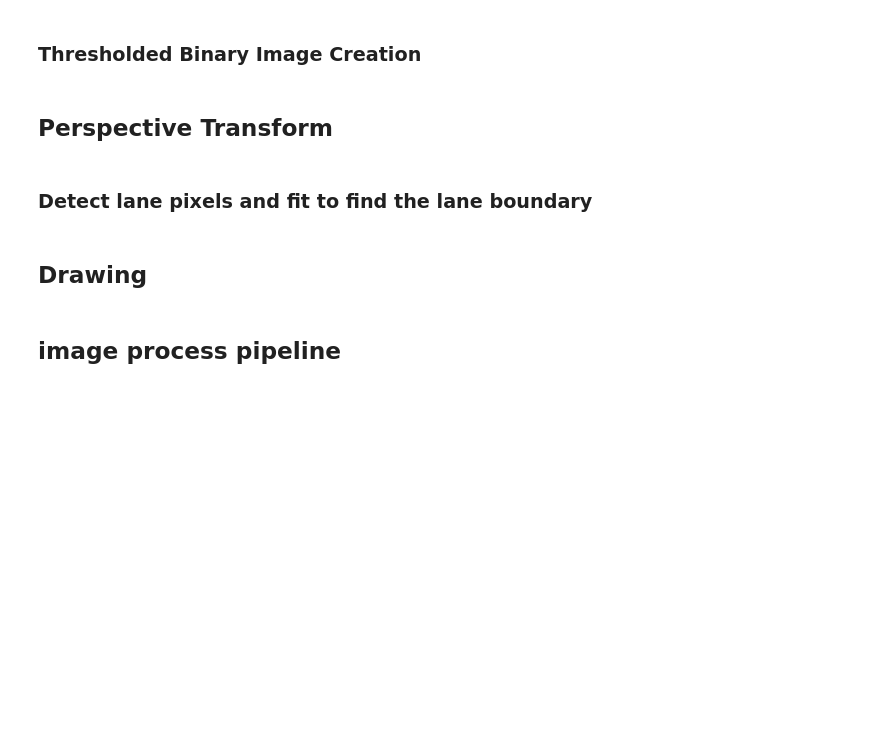
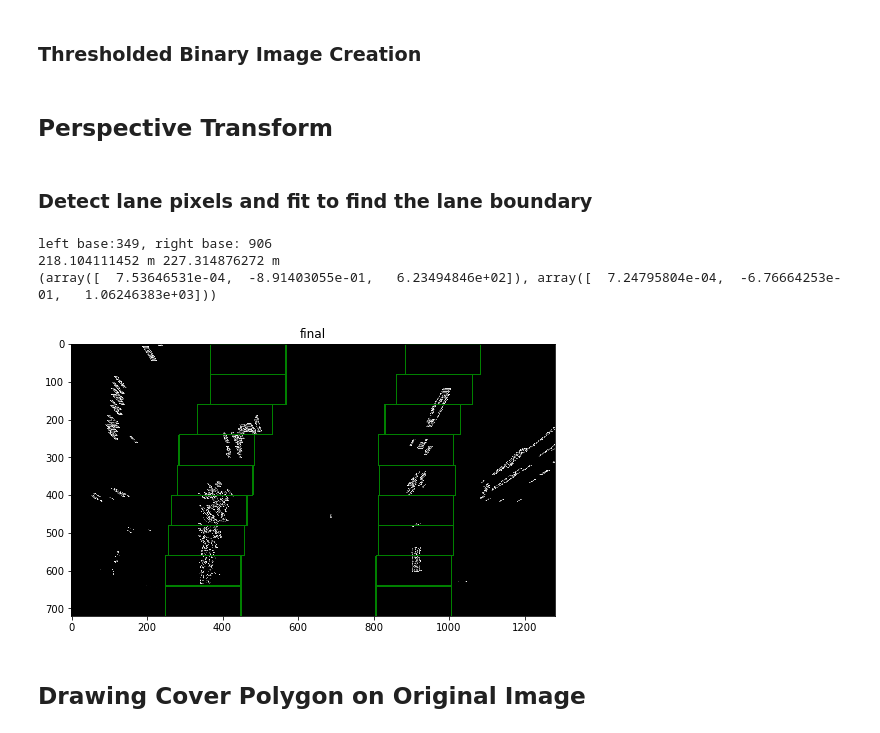
Before and after one commit to zwh42/Self-Driving-Lane-Finding, a Jupyter notebook: FlowSetup.ipynb, the cells around one changed output. Saved outputs shown, nothing was run; the diff lists cells and outputs as text; code cells hidden in the pictures; blank space fills up the shorter version.

```diff
--- a/FlowSetup.ipynb
+++ b/FlowSetup.ipynb
@@ -289,9 +289,9 @@ for image_path in image_path_list:
 # %%
 def fit_lane_line(binary_warped):
 
-    print("image size: ", binary_warped.shape)
+    #print("image size: ", binary_warped.shape)
 
-    visualization = True
+    visualization = False
 
     histogram = np.sum(binary_warped[binary_warped.shape[0]/2:,:], axis=0)
     out_img = np.dstack((binary_warped, binary_warped, binary_warped))*255
@@ -390,35 +390,40 @@ def fit_lane_line(binary_warped):
     #Visualization
     if visualization:
         ploty = np.linspace(0, binary_warped.shape[0]-1, binary_warped.shape[0] )
         left_fitx = left_fit[0]*ploty**2 + left_fit[1]*ploty + left_fit[2]
         right_fitx = right_fit[0]*ploty**2 + right_fit[1]*ploty + right_fit[2]
 
         #print(out_img)
 
         out_img[nonzeroy[left_lane_inds], nonzerox[left_lane_inds]] = [128, 128,0]
         out_img[nonzeroy[right_lane_inds], nonzerox[right_lane_inds]] = [0, 128, 255]
         plt.imshow(out_img)
         plt.plot(left_fitx, ploty, color='yellow')
         plt.plot(right_fitx, ploty, color='yellow')
         plt.xlim(0, 1280)
         plt.ylim(720, 0)
 
     return out_img.astype(np.float), (left_fit, right_fit)
 
 
 image_path_list = glob.glob(TEST_IMG_PATH + '*.jpg')
 
 for image_path in [image_path_list[6]]:
     image = cv2.imread(image_path)
     image = lane_line_binary_image(image)
     image = lane_line_perspective_transform(image, SRC, DST)
     image, poly_fit = fit_lane_line(image)
     plt.imshow(image)
     plt.title("final")
     print(poly_fit)
     plt.show()
+# %% [output]
+left base:349, right base: 906
+218.104111452 m 227.314876272 m
+(array([  7.53646531e-04,  -8.91403055e-01,   6.23494846e+02]), array([  7.24795804e-04,  -6.76664253e-01,   1.06246383e+03]))
+[figure, added]
-# %% [markdown]
-## Drawing
+# %% [markdown]
+## Drawing Cover Polygon on Original Image
 # %%
 def draw_cover(raw_image, Minv, left_poly_coef, right_poly_coef):
 
@@ -445,2 +446,0 @@ def draw_cover(raw_image, Minv, left_poly_coef, right_poly_coef):
-# %% [markdown]
-## image process pipeline
```
Also changed, not shown: parts of 9 cells of this notebook.
